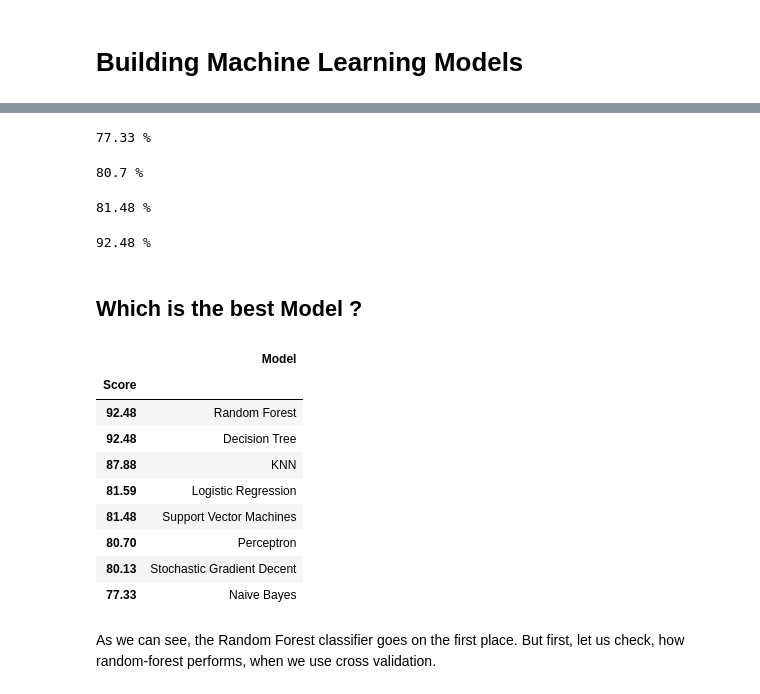
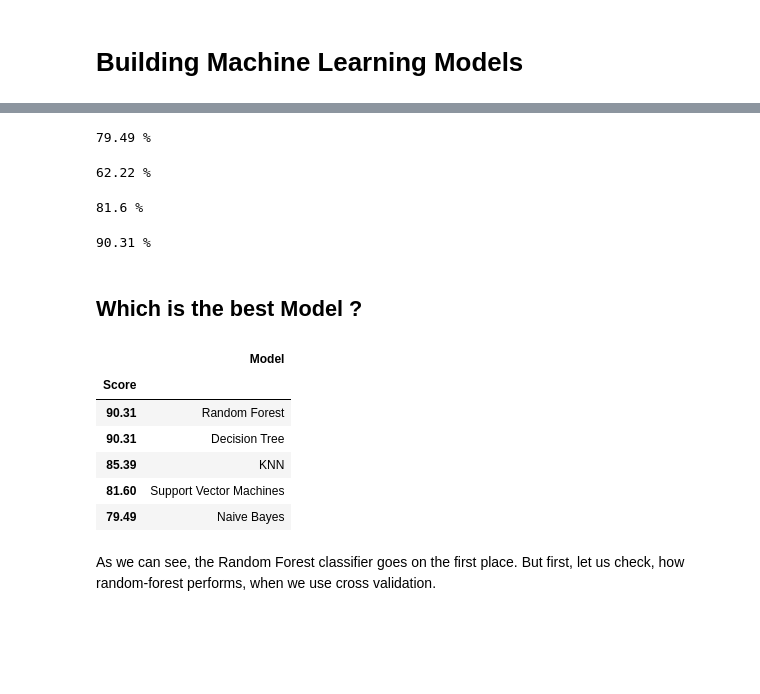
Before and after one commit to biswagsingh/skleardemo, a Jupyter notebook: titanic_survival.ipynb, the cells around one changed output, grey strips where cells are left out. Drawn from its saved outputs; the diff is of its cells as text; code cells hidden in the pictures; blank space fills up the shorter version.

```diff
--- a/titanic_survival.ipynb
+++ b/titanic_survival.ipynb
@@ -490,18 +476,9 @@ train_df.head(20)
 # %% [markdown]
 # **Building Machine Learning Models**
 # %%
-X_train = train_df.drop("Survived", axis=1)
-Y_train = train_df["Survived"]
-X_test  = test_df.drop("PassengerId", axis=1).copy()
+X = train_df.drop("Survived", axis=1)
+Y = train_df["Survived"]
+
+X_train, X_test, Y_train, Y_test = train_test_split(X, Y, test_size=0.20, random_state=42)
+#X_test  = test_df.drop("PassengerId", axis=1).copy()
+#Y_test = test_df["Survived"]
-# %%
-# stochastic gradient descent (SGD) learning
-sgd = linear_model.SGDClassifier(max_iter=5, tol=None)
-sgd.fit(X_train, Y_train)
-Y_pred = sgd.predict(X_test)
-
-sgd.score(X_train, Y_train)
-
-acc_sgd = round(sgd.score(X_train, Y_train) * 100, 2)
-
-
-print(round(acc_sgd,2,), "%")
@@ -522,9 +496,0 @@ print(round(acc_random_forest,2,), "%")
-# %%
-# Logistic Regression
-logreg = LogisticRegression()
-logreg.fit(X_train, Y_train)
-
-Y_pred = logreg.predict(X_test)
-
-acc_log = round(logreg.score(X_train, Y_train) * 100, 2)
-print(round(acc_log,2,), "%")
@@ -551,7 +515,7 @@ Y_pred = gaussian.predict(X_test)
 acc_gaussian = round(gaussian.score(X_train, Y_train) * 100, 2)
 print(round(acc_gaussian,2,), "%")
 # %% [output]
-77.33 %
+79.49 %
 # %%
 # Perceptron
 perceptron = Perceptron(max_iter=5)
@@ -562,7 +526,7 @@ Y_pred = perceptron.predict(X_test)
 acc_perceptron = round(perceptron.score(X_train, Y_train) * 100, 2)
 print(round(acc_perceptron,2,), "%")
 # %% [output]
-80.7 %
+62.22 %
 # %%
 # Linear SVC
 linear_svc = LinearSVC()
@@ -573,7 +537,7 @@ Y_pred = linear_svc.predict(X_test)
 acc_linear_svc = round(linear_svc.score(X_train, Y_train) * 100, 2)
 print(round(acc_linear_svc,2,), "%")
 # %% [output]
-81.48 %
+81.6 %
 # %%
 # Decision Tree
 decision_tree = DecisionTreeClassifier()
@@ -584,32 +548,28 @@ Y_pred = decision_tree.predict(X_test)
 acc_decision_tree = round(decision_tree.score(X_train, Y_train) * 100, 2)
 print(round(acc_decision_tree,2,), "%")
 # %% [output]
-92.48 %
+90.31 %
 # %% [markdown]
 ##  Which is the best Model ?
 # %%
 results = pd.DataFrame({
-    'Model': ['Support Vector Machines', 'KNN', 'Logistic Regression',
-              'Random Forest', 'Naive Bayes', 'Perceptron',
-              'Stochastic Gradient Decent',
+    'Model': ['Support Vector Machines', 'KNN',
+              'Random Forest', 'Naive Bayes',
               'Decision Tree'],
-    'Score': [acc_linear_svc, acc_knn, acc_log,
-              acc_random_forest, acc_gaussian, acc_perceptron,
-              acc_sgd, acc_decision_tree]})
+    'Score': [acc_linear_svc, acc_knn,
+              acc_random_forest, acc_gaussian,
+              acc_decision_tree]})
 result_df = results.sort_values(by='Score', ascending=False)
 result_df = result_df.set_index('Score')
-result_df.head(9)
+result_df.head()
 # %% [output]
 |  | Model |
 | Score |  |
-| 92.48 | Random Forest |
-| 92.48 | Decision Tree |
-| 87.88 | KNN |
-| 81.59 | Logistic Regression |
-| 81.48 | Support Vector Machines |
-| 80.70 | Perceptron |
-| 80.13 | Stochastic Gradient Decent |
-| 77.33 | Naive Bayes |
+| 90.31 | Random Forest |
+| 90.31 | Decision Tree |
+| 85.39 | KNN |
+| 81.60 | Support Vector Machines |
+| 79.49 | Naive Bayes |
 # %% [markdown]
 As we can see, the Random Forest classifier goes on the first place. But first, let us check, how random-forest performs, when we use cross validation.
 # %% [markdown]
```
Also changed, not shown: parts of 27 cells of this notebook, 1 other file.
